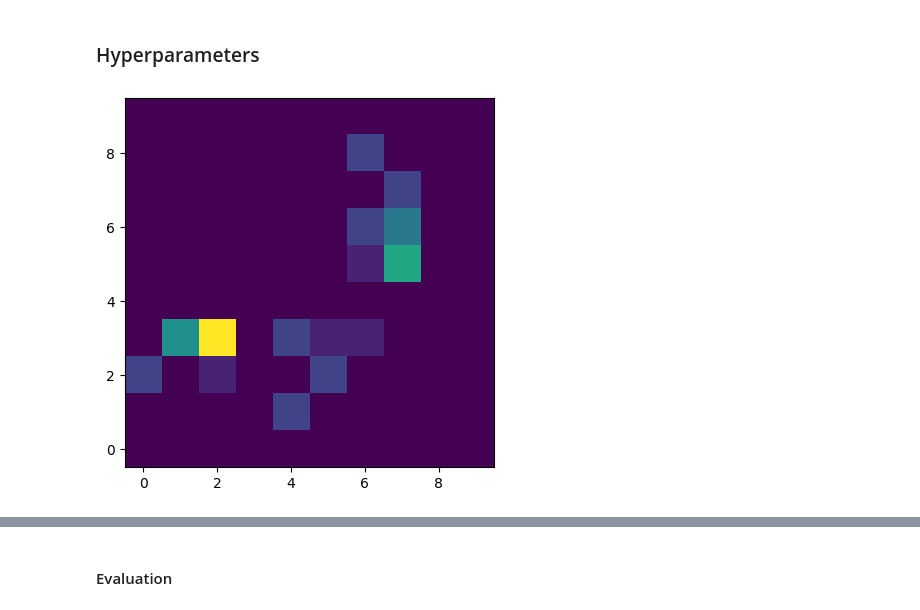
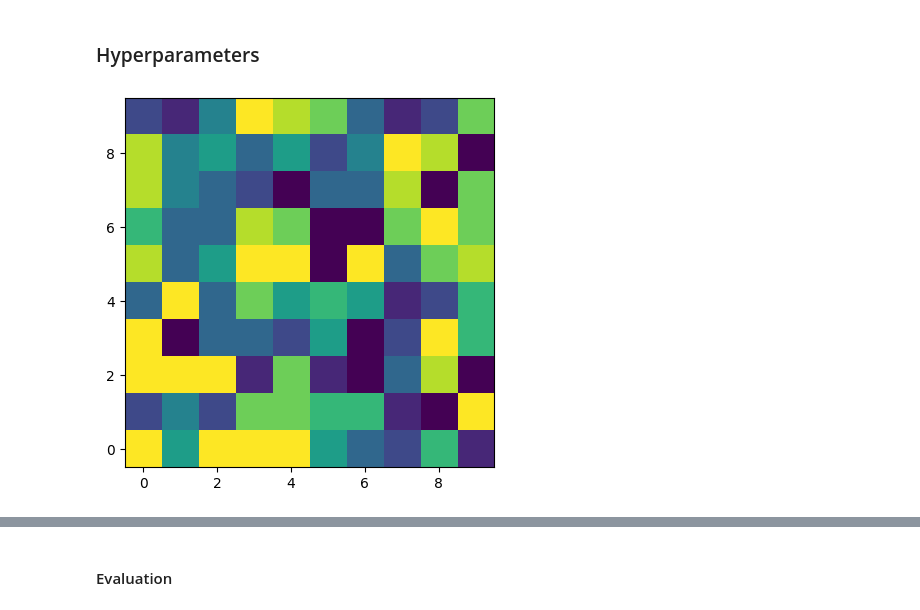
Before and after one commit to TheJoboReal/Bachelor, a Jupyter notebook: src/gym simple.ipynb, the cells around one changed output, grey strips where cells are left out. Cells and saved outputs as stored; diff of their text form; code cells hidden in the pictures.

```diff
--- a/src/gym simple.ipynb
+++ b/src/gym simple.ipynb
@@ -33,11 +15,12 @@ import copy
 from scipy.ndimage import zoom
 from tqdm.notebook import tqdm
 import pandas as pd
+from collections import defaultdict
 
-N_EPISODES = 200
+N_EPISODES = 10000
 UPDATE_STEP = 1     # Update q_values after each step
 BETA = 0.6
-ALPHA = 0.1
+ALPHA = 0.5
 GAMMA = 0.9
 SIZE = 10
 STEPS = SIZE * SIZE
@@ -47,6 +30,7 @@ EPSILON = 0.8
 # TODO: Forstå boltzmann Beta
 # TODO: Dobbelt tjek Q-values
 # TODO: Kører pyton noget multithreading?(Episode/sekund falder ikke ved træning af flere agenter?)
+# TODO: kan gå ind i væg uden at blive punsihed.
 
 #spørgsmål
 # TODO: Spørgsmål! obs af reward var -1, 1 men rewards var jo mellem 0-10. efter ændring skete der intet? bruger vi overhovedet obs rigtigt?
@@ -264,7 +248,7 @@ class SAR_agent:
         """
         self.agent_id = agent_id
         self.env = env
-        self.q_values = defaultdict(lambda: np.zeros(env.action_space.n))
+        self.q_values = defaultdict(lambda: np.random.uniform(low=-0.01, high=0.01, size=env.action_space.n))
         self.location = np.array([-1, -1], dtype=np.int32)
 
         self.alpha = alpha
@@ -293,8 +277,7 @@ class SAR_agent:
         nearby_agent = obs["nearby_agent"]
 
         agent_state = tuple(visited_states_near.flatten()) + tuple(reward_near.flatten()) + tuple(nearby_agent.flatten())
-        # print(np.argmax(self.q_values[agent_state], "med argmax"))
-        # print(self.q_values[agent_state], "uden argmax")
+
         return int(np.argmax(self.q_values[agent_state]))
 
 
@@ -311,6 +294,7 @@ class SAR_agent:
         action_bias = np.zeros(self.env.action_space.n)
 
         q_values = self.q_values[agent_state]
+
         exp_q = np.exp(self.beta * q_values - np.max(self.beta * q_values))
 
         # Normalize Q-values using Boltzmann
@@ -331,6 +315,7 @@ class SAR_agent:
         # **Ensure probabilities are non-negative and sum to 1**
         adjusted_probs = np.maximum(adjusted_probs, 0)
         adjusted_probs /= np.sum(adjusted_probs)
+
 
         return np.random.choice(len(q_values), p=adjusted_probs)
 
@@ -373,13 +358,17 @@ class SAR_agent:
         next_agent_state = tuple(next_obs["visited_states_near"].flatten()) + tuple(next_obs["reward_near"].flatten()) + tuple(nearby_agent.flatten())
 
 
+
         future_q_value = (not terminated) * np.max(self.q_values[next_agent_state])
 
         temporal_difference = (
             reward + self.gamma * future_q_value - self.q_values[agent_state][action]
         )
 
+
+
         self.q_values[agent_state][action] += self.alpha * temporal_difference
+
 
         # Track the training error for logging or debugging
         self.training_error.append(temporal_difference)
@@ -652,7 +642,7 @@ class swarm:
 env = GridWorldEnv(size=SIZE)
 
 env.heatmap_env()
-#env.random_env()
+env.random_env()
 
 plt.imshow(env.world, cmap='viridis')
 plt.gca().invert_yaxis()
@@ -681,34 +671,34 @@ agent = SAR_agent(
 #     2,
 #     env=env,
 #     alpha=ALPHA,
 #     beta=BETA,
 #     gamma=GAMMA
 # )
 
 # agent3 = SAR_agent(
 #     3,
 #     env=env,
 #     alpha=ALPHA,
 #     beta=BETA,
 #     gamma=GAMMA
 # )
 
 # agent4 = SAR_agent(
 #     4,
 #     env=env,
 #     alpha=ALPHA,
 #     beta=BETA,
 #     gamma=GAMMA
 # )
 
 agents = []
 agents.append(agent)
 # agents.append(agent1)
 # agents.append(agent2)
 # agents.append(agent3)
 # agents.append(agent4)
 # %% [output]
-[figure, old version]
+[figure, new version]
 # %%
 swarm1 = swarm(env, agents, N_EPISODES, UPDATE_STEP)
 
```
Also changed, not shown: parts of 5 cells of this notebook.
